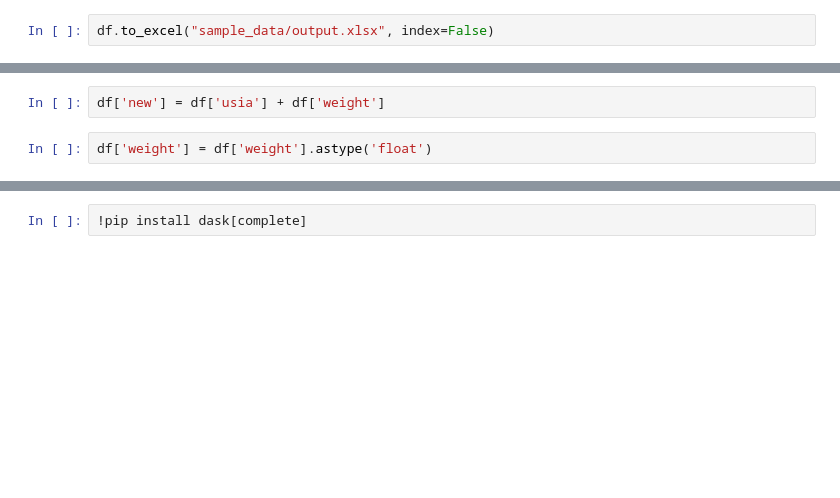
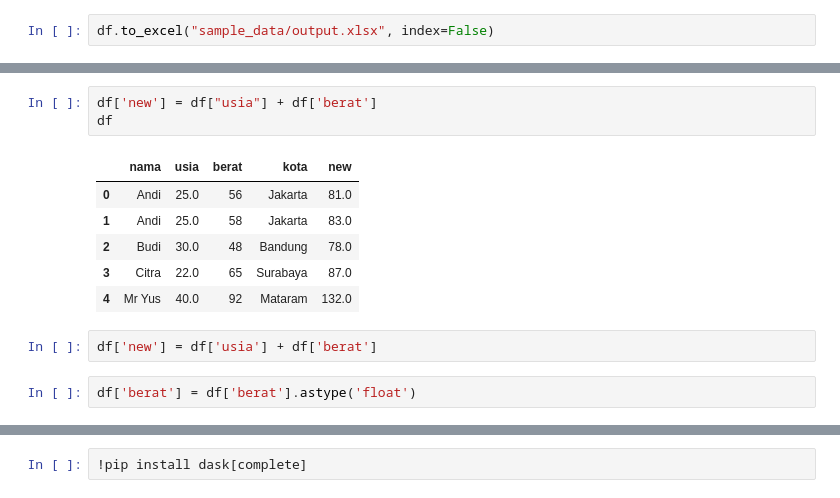
Before and after one commit to arimbawa/Big-Data, a Jupyter notebook: 01_Python_untuk_Big_Data.ipynb, the cells around one changed output, grey strips where cells are left out. Saved outputs shown, nothing was run; the diff lists cells and outputs as text; blank space fills up the shorter version.

```diff
--- a/01_Python_untuk_Big_Data.ipynb
+++ b/01_Python_untuk_Big_Data.ipynb
@@ -44,9 +54,19 @@ databaru
 | 2 | Budi | 30.0 | 48 | Bandung |
 | 4 | Mr Yus | 40.0 | 92 | Mataram |
+# %%
+df['new'] = df["usia"] + df['berat']
+df
+# %% [output]
+|  | nama | usia | berat | kota | new |
+| 0 | Andi | 25.0 | 56 | Jakarta | 81.0 |
+| 1 | Andi | 25.0 | 58 | Jakarta | 83.0 |
+| 2 | Budi | 30.0 | 48 | Bandung | 78.0 |
+| 3 | Citra | 22.0 | 65 | Surabaya | 87.0 |
+| 4 | Mr Yus | 40.0 | 92 | Mataram | 132.0 |
 # %%
-df['new'] = df['usia'] + df['weight']
+df['new'] = df['usia'] + df['berat']
 # %%
-df['weight'] = df['weight'].astype('float')
+df['berat'] = df['berat'].astype('float')
 # %%
 df.describe()
 # %% [output]
```
Also changed, not shown: parts of 10 cells of this notebook.
